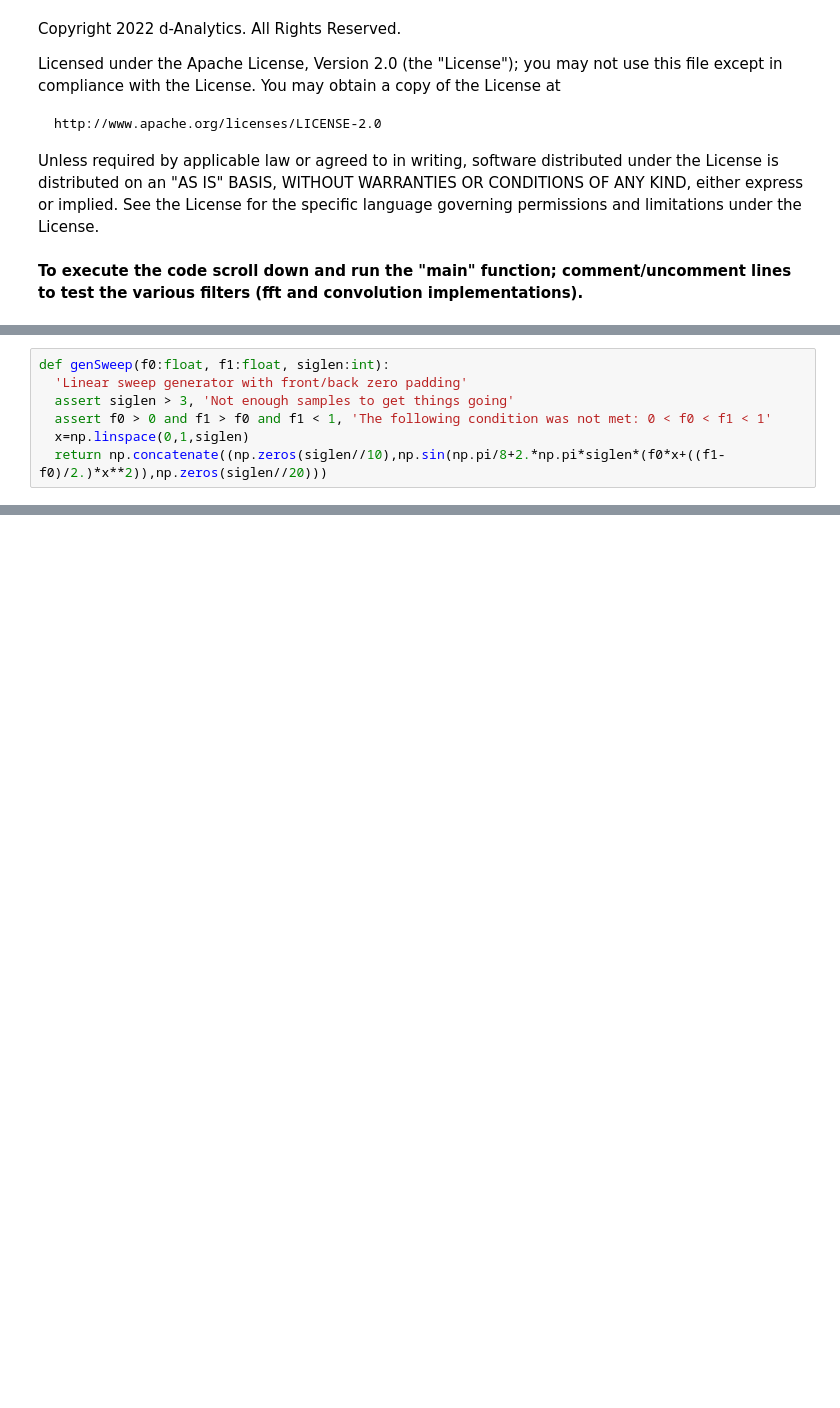
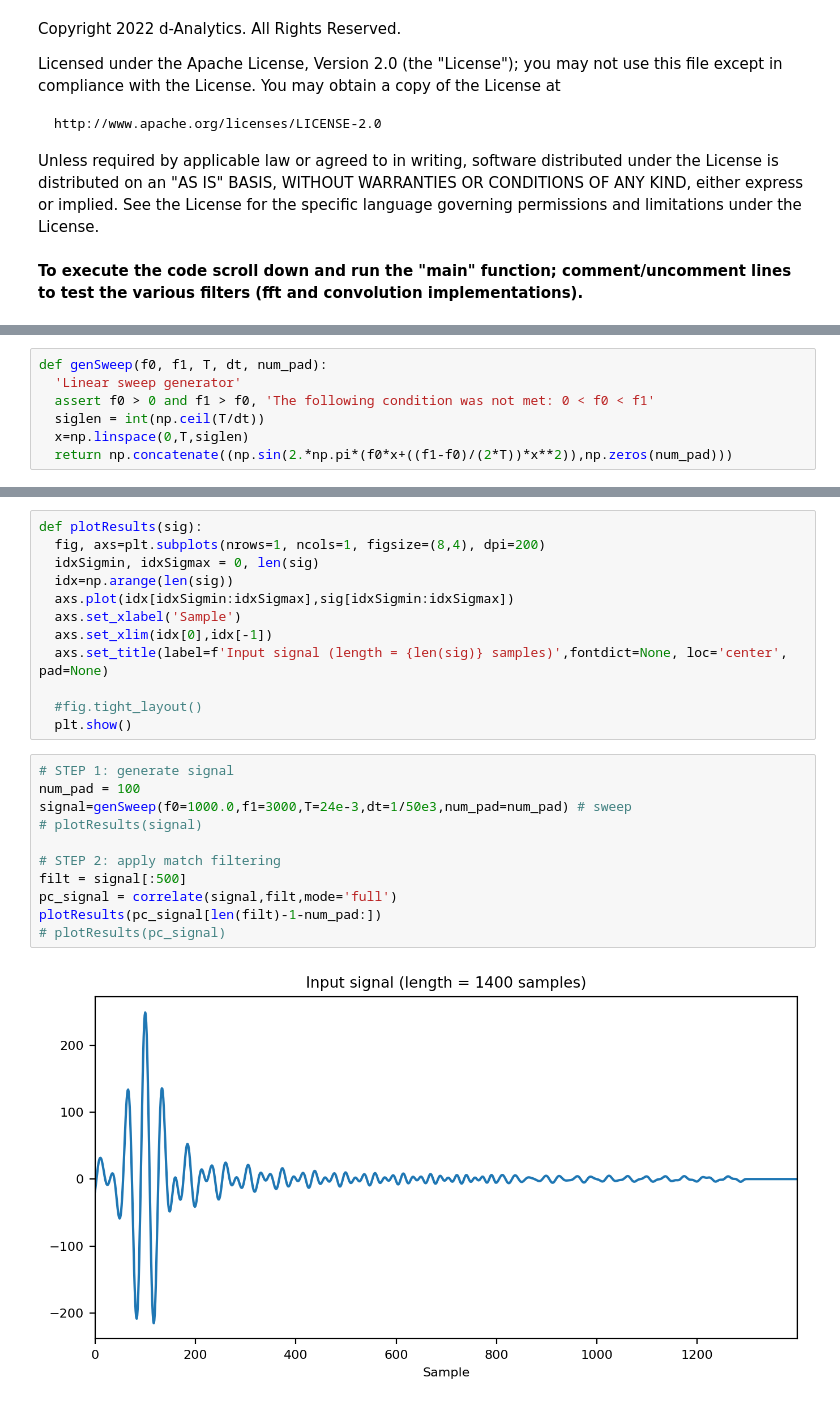
Before and after one commit to adamgogacz/time-series-processing, a Jupyter notebook: pulse_compression.ipynb, the cells around one changed output, grey strips where cells are left out. Drawn from its saved outputs; the diff is of its cells as text; blank space fills up the shorter version.

```diff
--- a/pulse_compression.ipynb
+++ b/pulse_compression.ipynb
@@ -137,7 +25,7 @@ def sinc(siglen:int=1001):
 # %%
-def genSweep(f0:float, f1:float, siglen:int):
-  'Linear sweep generator with front/back zero padding'
-  assert siglen > 3, 'Not enough samples to get things going'
-  assert f0 > 0 and f1 > f0 and f1 < 1, 'The following condition was not met: 0 < f0 < f1 < 1'
-  x=np.linspace(0,1,siglen)
-  return np.concatenate((np.zeros(siglen//10),np.sin(np.pi/8+2.*np.pi*siglen*(f0*x+((f1-f0)/2.)*x**2)),np.zeros(siglen//20)))
+def genSweep(f0, f1, T, dt, num_pad):
+  'Linear sweep generator'
+  assert f0 > 0 and f1 > f0, 'The following condition was not met: 0 < f0 < f1'
+  siglen = int(np.ceil(T/dt))
+  x=np.linspace(0,T,siglen)
+  return np.concatenate((np.sin(2.*np.pi*(f0*x+((f1-f0)/(2*T))*x**2)),np.zeros(num_pad)))
@@ -296,0 +32,25 @@ if __name__=="__main__":
+# %%
+def plotResults(sig):
+  fig, axs=plt.subplots(nrows=1, ncols=1, figsize=(8,4), dpi=200)
+  idxSigmin, idxSigmax = 0, len(sig)
+  idx=np.arange(len(sig))
+  axs.plot(idx[idxSigmin:idxSigmax],sig[idxSigmin:idxSigmax])
+  axs.set_xlabel('Sample')
+  axs.set_xlim(idx[0],idx[-1])
+  axs.set_title(label=f'Input signal (length = {len(sig)} samples)',fontdict=None, loc='center', pad=None)
+
+  #fig.tight_layout()
+  plt.show()
+# %%
+# STEP 1: generate signal
+num_pad = 100
+signal=genSweep(f0=1000.0,f1=3000,T=24e-3,dt=1/50e3,num_pad=num_pad) # sweep
+# plotResults(signal)
+
+# STEP 2: apply match filtering
+filt = signal[:500]
+pc_signal = correlate(signal,filt,mode='full')
+plotResults(pc_signal[len(filt)-1-num_pad:])
+# plotResults(pc_signal)
+# %% [output]
+[figure, added]
```
Also changed, not shown: parts of 16 cells of this notebook.
